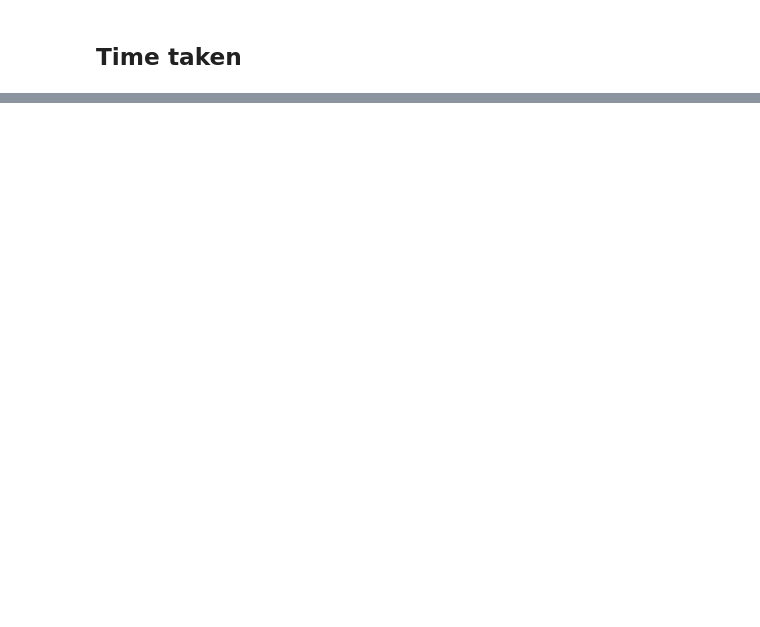
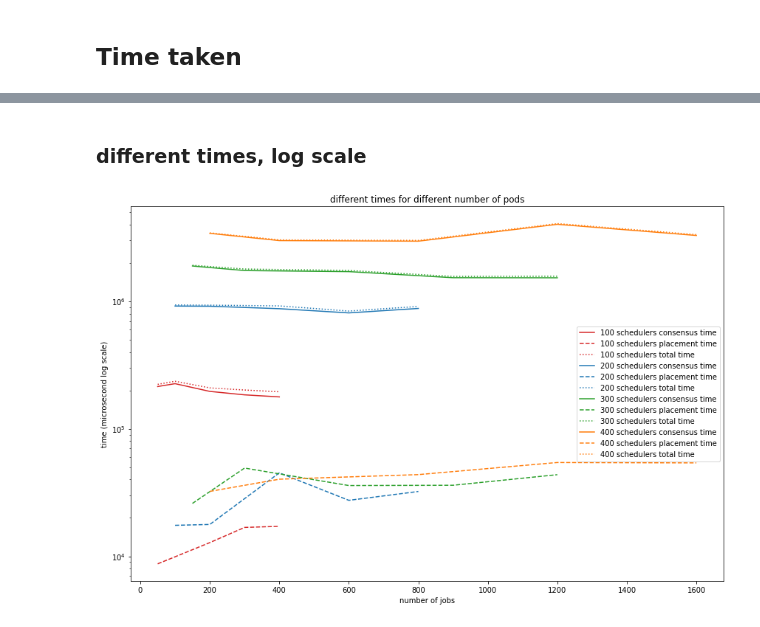
Before and after one commit to Vincent-lau/hyperion, a Jupyter notebook: measure/plotmetrics.ipynb, the cells around one changed output, grey strips where cells are left out. Saved outputs shown, nothing was run; the diff lists cells and outputs as text; code cells hidden in the pictures; blank space fills up the shorter version.

```diff
--- a/measure/plotmetrics.ipynb
+++ b/measure/plotmetrics.ipynb
@@ -378,0 +534,23 @@ fig.savefig(f'{graph_dir}latency-both.png')
+# %% [markdown]
+### different times, log scale
+# %%
+fig, ax = plt.subplots()
+fig.set_size_inches(12, 8)
+
+
+
+for i, p in enumerate(pods):
+  ax.semilogy(pod_jobs[i], con_pod_times[i][:, 0], label=f'{p} schedulers consensus time', ls='-', color = cs[i])
+  ax.semilogy(pod_jobs[i], pl_pod_times[i][:,0], label=f'{p} schedulers placement time', ls='--', color = cs[i])
+  ax.semilogy(pod_jobs[i], total_pod_times[i][:, 0], label=f'{p} schedulers total time', ls=':', color = cs[i])
+
+ax.set_ylabel('time (microsecond log scale)')
+ax.set_xlabel('number of jobs')
+ax.set_title(f'different times for different number of pods')
+
+ax.legend()
+fig.tight_layout()
+
+fig.savefig(f'{graph_dir}different-time-against-jobs-log.png')
+# %% [output]
+[figure, added]
```
Also changed, not shown: parts of 14 cells of this notebook.
